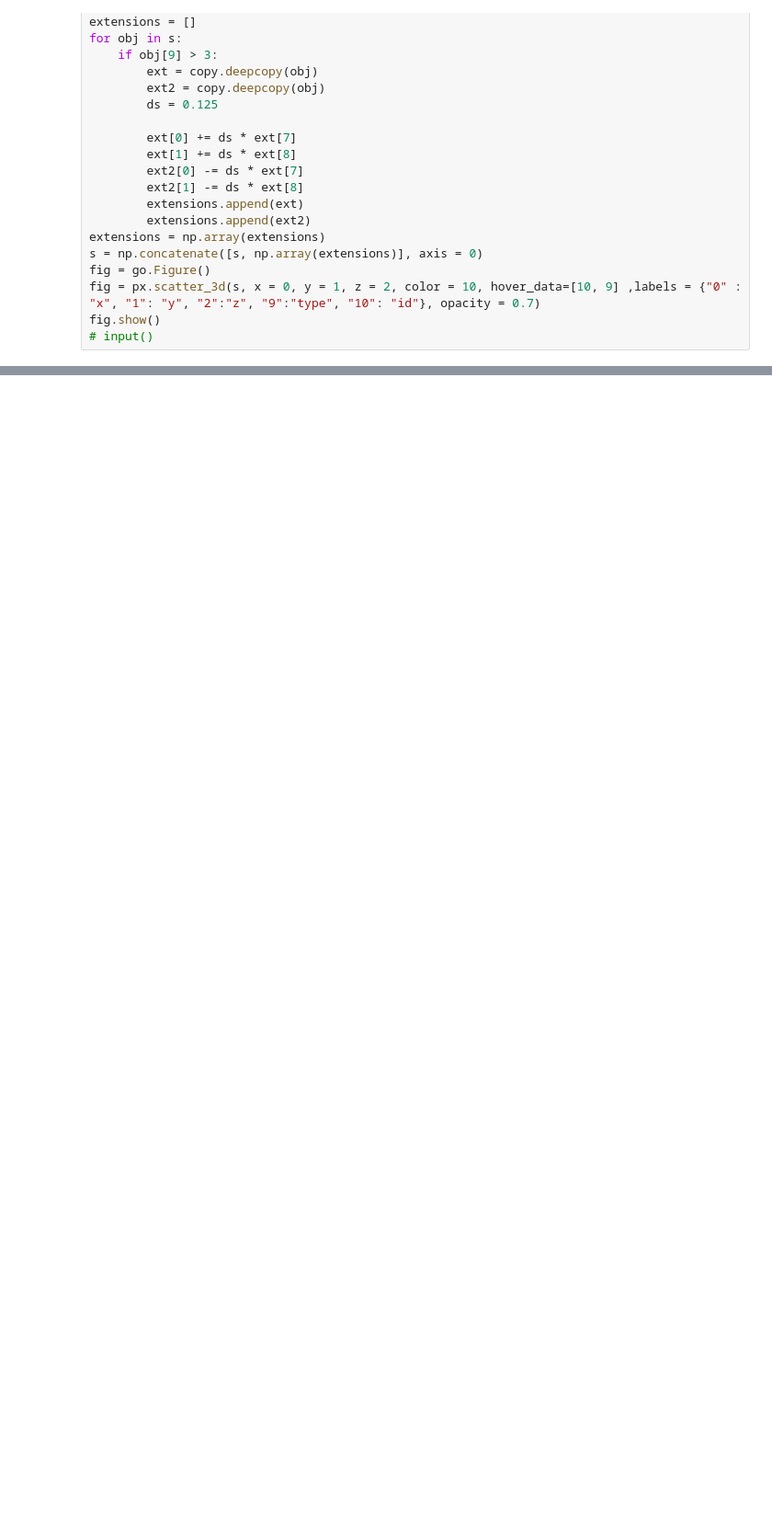
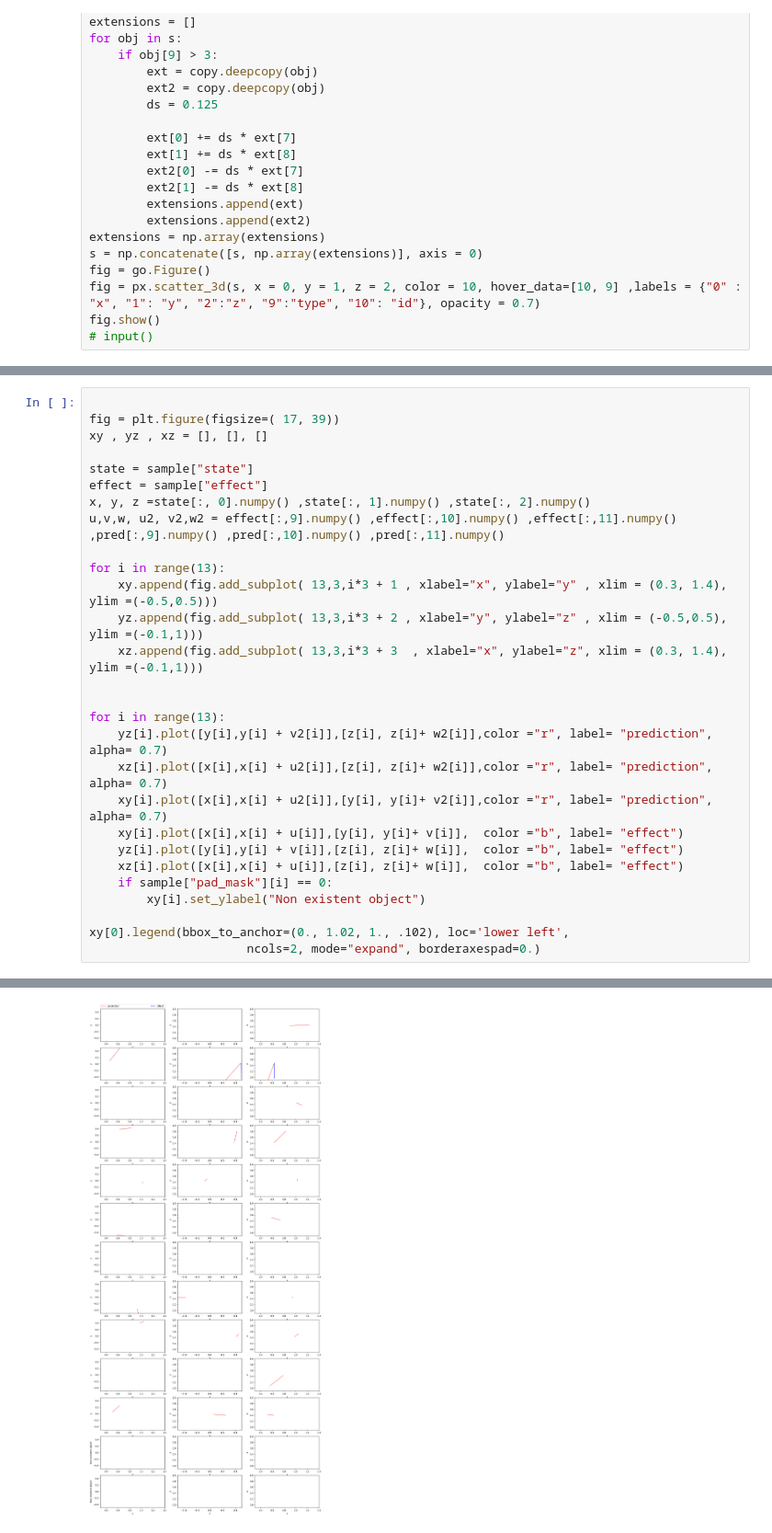
Before and after one commit to mbatuhancelik/deepsym_active_exploration_submission, a Jupyter notebook: visualize_v5.ipynb, the cells around one changed output, grey strips where cells are left out. Shown: that part at 92% size. Drawn from its saved outputs; the diff is of its cells as text; blank space fills up the shorter version.

```diff
--- a/visualize_v5.ipynb
+++ b/visualize_v5.ipynb
@@ -129,0 +184,29 @@ xy[0].legend(bbox_to_anchor=(0., 1.02, 1., .102), loc='lower left',
+# %%
+
+fig = plt.figure(figsize=( 17, 39))
+xy , yz , xz = [], [], []
+
+state = sample["state"]
+effect = sample["effect"]
+x, y, z =state[:, 0].numpy() ,state[:, 1].numpy() ,state[:, 2].numpy()
+u,v,w, u2, v2,w2 = effect[:,9].numpy() ,effect[:,10].numpy() ,effect[:,11].numpy() ,pred[:,9].numpy() ,pred[:,10].numpy() ,pred[:,11].numpy()
+
+for i in range(13):
+    xy.append(fig.add_subplot( 13,3,i*3 + 1 , xlabel="x", ylabel="y" , xlim = (0.3, 1.4), ylim =(-0.5,0.5)))
+    yz.append(fig.add_subplot( 13,3,i*3 + 2 , xlabel="y", ylabel="z" , xlim = (-0.5,0.5), ylim =(-0.1,1)))
+    xz.append(fig.add_subplot( 13,3,i*3 + 3  , xlabel="x", ylabel="z", xlim = (0.3, 1.4), ylim =(-0.1,1)))
+
+
+for i in range(13):
+    yz[i].plot([y[i],y[i] + v2[i]],[z[i], z[i]+ w2[i]],color ="r", label= "prediction", alpha= 0.7)
+    xz[i].plot([x[i],x[i] + u2[i]],[z[i], z[i]+ w2[i]],color ="r", label= "prediction", alpha= 0.7)
+    xy[i].plot([x[i],x[i] + u2[i]],[y[i], y[i]+ v2[i]],color ="r", label= "prediction", alpha= 0.7)
+    xy[i].plot([x[i],x[i] + u[i]],[y[i], y[i]+ v[i]],  color ="b", label= "effect")
+    yz[i].plot([y[i],y[i] + v[i]],[z[i], z[i]+ w[i]],  color ="b", label= "effect")
+    xz[i].plot([x[i],x[i] + u[i]],[z[i], z[i]+ w[i]],  color ="b", label= "effect")
+    if sample["pad_mask"][i] == 0:
+        xy[i].set_ylabel("Non existent object")
+
+xy[0].legend(bbox_to_anchor=(0., 1.02, 1., .102), loc='lower left',
+                      ncols=2, mode="expand", borderaxespad=0.)
+# %% [output]
@@ -129,0 +214 @@ xy[0].legend(bbox_to_anchor=(0., 1.02, 1., .102), loc='lower left',
+[figure, added]
```
Also changed, not shown: parts of 13 cells of this notebook.
